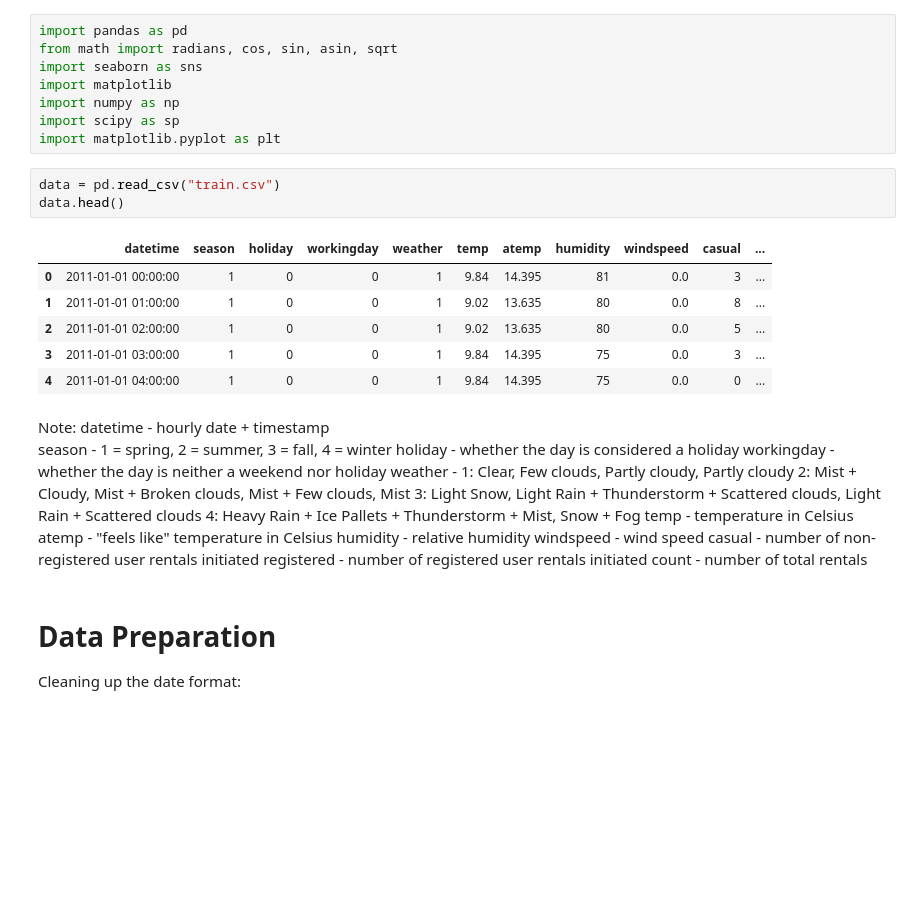
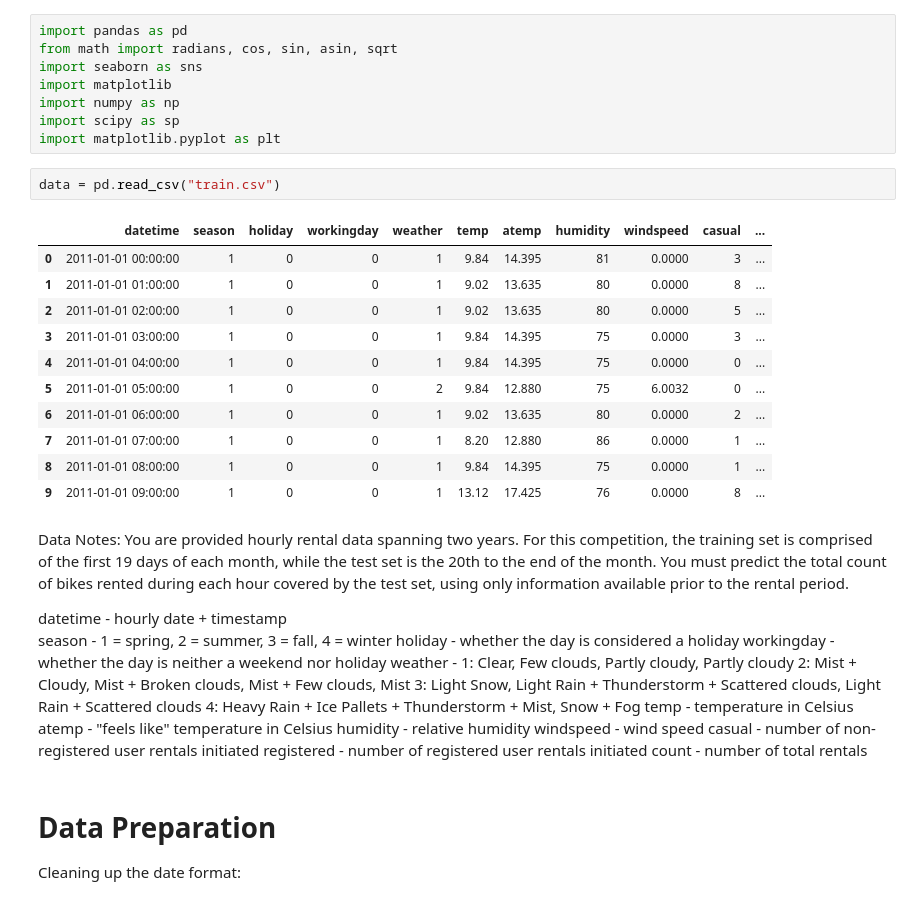
Before and after one commit to dkimpara/BikeShareKaggle, a Jupyter notebook: DataExploration.ipynb, the cells around one changed output. Cells and saved outputs as stored; diff of their text form; blank space fills up the shorter version.

```diff
--- a/DataExploration.ipynb
+++ b/DataExploration.ipynb
@@ -8,16 +8,22 @@ import scipy as sp
 import matplotlib.pyplot as plt
 # %%
 data = pd.read_csv("train.csv")
-data.head()
 # %% [output]
 |  | datetime | season | holiday | workingday | weather | temp | atemp | humidity | windspeed | casual | ... |
-| 0 | 2011-01-01 00:00:00 | 1 | 0 | 0 | 1 | 9.84 | 14.395 | 81 | 0.0 | 3 | ... |
-| 1 | 2011-01-01 01:00:00 | 1 | 0 | 0 | 1 | 9.02 | 13.635 | 80 | 0.0 | 8 | ... |
-| 2 | 2011-01-01 02:00:00 | 1 | 0 | 0 | 1 | 9.02 | 13.635 | 80 | 0.0 | 5 | ... |
-| 3 | 2011-01-01 03:00:00 | 1 | 0 | 0 | 1 | 9.84 | 14.395 | 75 | 0.0 | 3 | ... |
-| 4 | 2011-01-01 04:00:00 | 1 | 0 | 0 | 1 | 9.84 | 14.395 | 75 | 0.0 | 0 | ... |
+| 0 | 2011-01-01 00:00:00 | 1 | 0 | 0 | 1 | 9.84 | 14.395 | 81 | 0.0000 | 3 | ... |
+| 1 | 2011-01-01 01:00:00 | 1 | 0 | 0 | 1 | 9.02 | 13.635 | 80 | 0.0000 | 8 | ... |
+| 2 | 2011-01-01 02:00:00 | 1 | 0 | 0 | 1 | 9.02 | 13.635 | 80 | 0.0000 | 5 | ... |
+| 3 | 2011-01-01 03:00:00 | 1 | 0 | 0 | 1 | 9.84 | 14.395 | 75 | 0.0000 | 3 | ... |
+| 4 | 2011-01-01 04:00:00 | 1 | 0 | 0 | 1 | 9.84 | 14.395 | 75 | 0.0000 | 0 | ... |
+| 5 | 2011-01-01 05:00:00 | 1 | 0 | 0 | 2 | 9.84 | 12.880 | 75 | 6.0032 | 0 | ... |
+| 6 | 2011-01-01 06:00:00 | 1 | 0 | 0 | 1 | 9.02 | 13.635 | 80 | 0.0000 | 2 | ... |
+| 7 | 2011-01-01 07:00:00 | 1 | 0 | 0 | 1 | 8.20 | 12.880 | 86 | 0.0000 | 1 | ... |
+| 8 | 2011-01-01 08:00:00 | 1 | 0 | 0 | 1 | 9.84 | 14.395 | 75 | 0.0000 | 1 | ... |
+| 9 | 2011-01-01 09:00:00 | 1 | 0 | 0 | 1 | 13.12 | 17.425 | 76 | 0.0000 | 8 | ... |
 # %% [markdown]
-Note:
+Data Notes:
+You are provided hourly rental data spanning two years. For this competition, the training set is comprised of the first 19 days of each month, while the test set is the 20th to the end of the month. You must predict the total count of bikes rented during each hour covered by the test set, using only information available prior to the rental period.
+
 datetime - hourly date + timestamp
 season -  1 = spring, 2 = summer, 3 = fall, 4 = winter
 holiday - whether the day is considered a holiday
```
Also changed, not shown: parts of 1 cell of this notebook, 1 other file.
